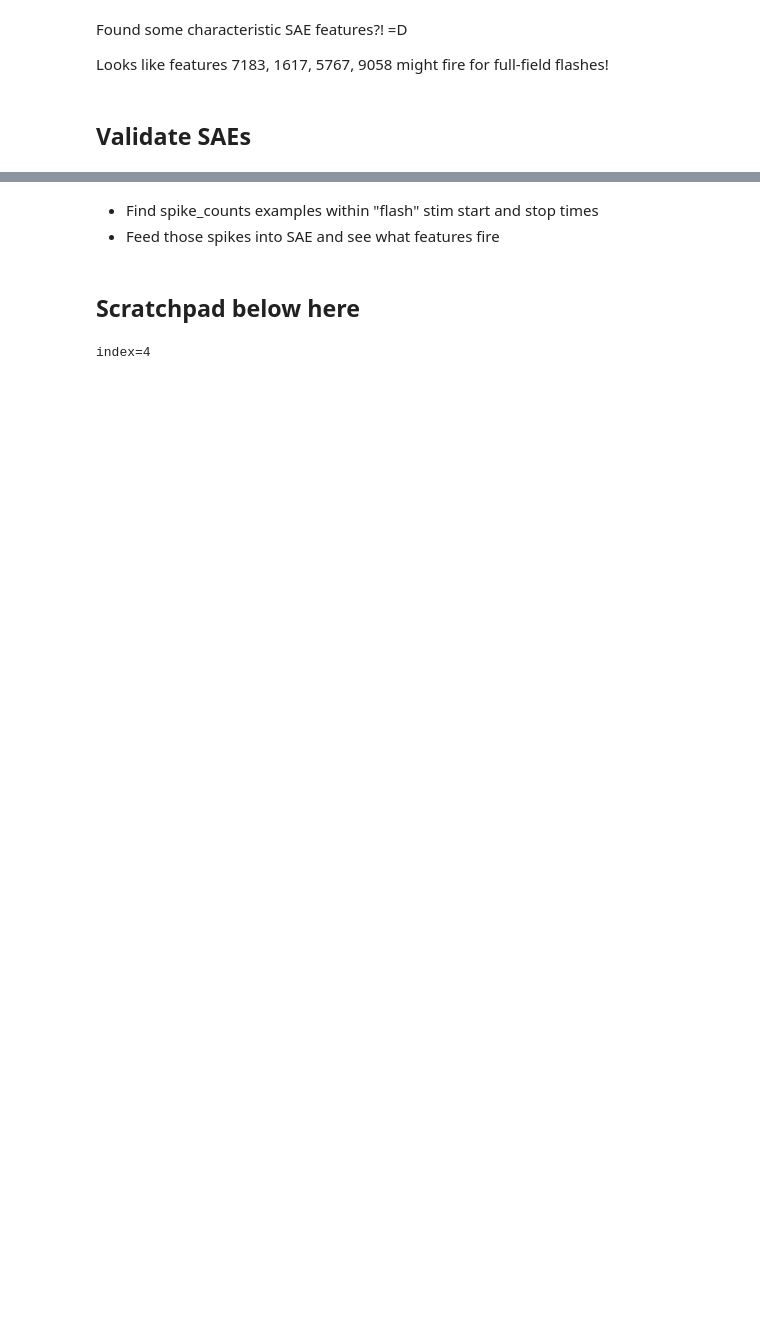
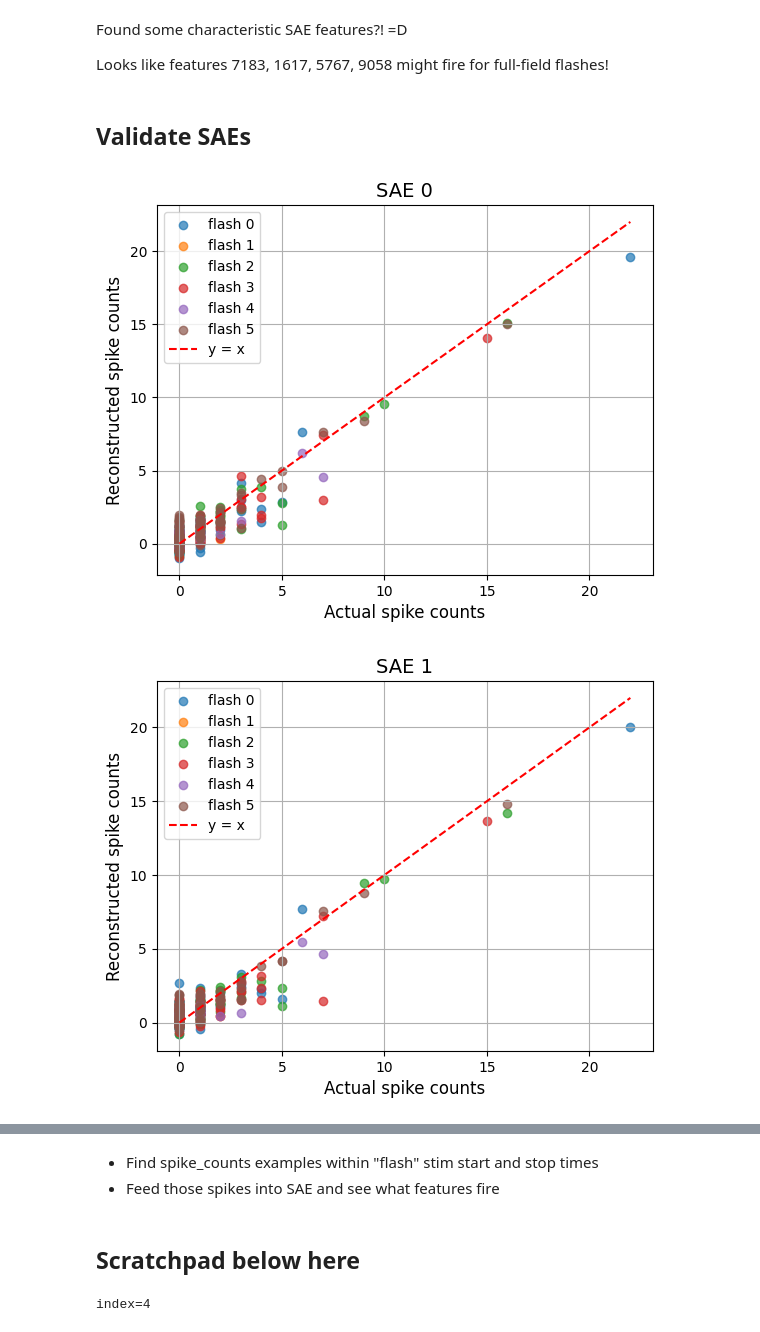
Before and after one commit to jkbhagatio/arena_3.0_course, a Jupyter notebook: playground/mini.ipynb, the cells around one changed output, grey strips where cells are left out. Saved outputs shown, nothing was run; the diff lists cells and outputs as text; code cells hidden in the pictures; blank space fills up the shorter version.

Commit message:
made figures via mpl for display on github

```diff
--- a/playground/mini.ipynb
+++ b/playground/mini.ipynb
@@ -684 +723,64 @@ spk_recon_cos_sims_sae1 = plot_reconstructed_spike_counts(1, counts_flash_df, sa
+# %%
+"""View spike counts actual vs. spike counts reconstructions for flashes for SAEs."""
+
+def plot_reconstructed_spike_counts(sae_idx, counts_flash_df, sae_model, device):
+    """Plot actual vs reconstructed spike counts for a given instance in `Sae`.
+
+    Parameters:
+        sae_idx (int): Index for the specific Sparse Autoencoder (SAE).
+        counts_flash_df (pd.DataFrame): DataFrame containing actual spike counts.
+        sae_model (object): `Sae` model instance.
+        device (torch.device): Torch device to perform SAE computations on.
+    """
+    cos_sims = []
+    max_ct_spks = 0
+
+    # Initialize the figure
+    plt.figure()
+
+    for i, (_, row) in enumerate(counts_flash_df.iterrows()):
+        spike_count_seqs = einops.repeat(
+            torch.from_numpy(row.values).bfloat16().to(device),
+            "n_units -> batch_sz n_instances n_units",
+            batch_sz=1,
+            n_instances=2,
+        )
+        _l1_loss, _l2_loss, _loss, _feat_acts, recon_spk_cts = sae_model.forward(spike_count_seqs)
+
+        # Scatter plot actual vs reconstructed spike counts
+        plt.scatter(
+            row.values,
+            recon_spk_cts[0, sae_idx, :].to(torch.float16).detach().cpu().numpy(),
+            label=f"flash {i}",
+            alpha=0.7
+        )
+        max_ct_spks = max(max_ct_spks, row.values.max())
+
+        # Compute cosine similarity
+        cos_sims.append(
+            torch.cosine_similarity(
+                recon_spk_cts[0, sae_idx, :], spike_count_seqs[0, sae_idx, :], dim=0
+            ).item()
+        )
+
+    # Add y = x reference line
+    plt.plot([0, max_ct_spks], [0, max_ct_spks], color='red', linestyle='--', label="y = x")
+
+    # Set titles and labels
+    plt.title(f"SAE {sae_idx}", fontsize=14)
+    plt.xlabel("Actual spike counts", fontsize=12)
+    plt.ylabel("Reconstructed spike counts", fontsize=12)
+    plt.legend()
+    plt.grid()
+
+    plt.show()
+    return cos_sims
+
+
+# Example usage
+spk_recon_cos_sims_sae0 = plot_reconstructed_spike_counts(0, counts_flash_df, sae, device)
+spk_recon_cos_sims_sae1 = plot_reconstructed_spike_counts(1, counts_flash_df, sae, device)
+# %% [output]
+[figure, added]
+[figure, added]
 # %%
```
Also changed, not shown: parts of 14 cells of this notebook.
